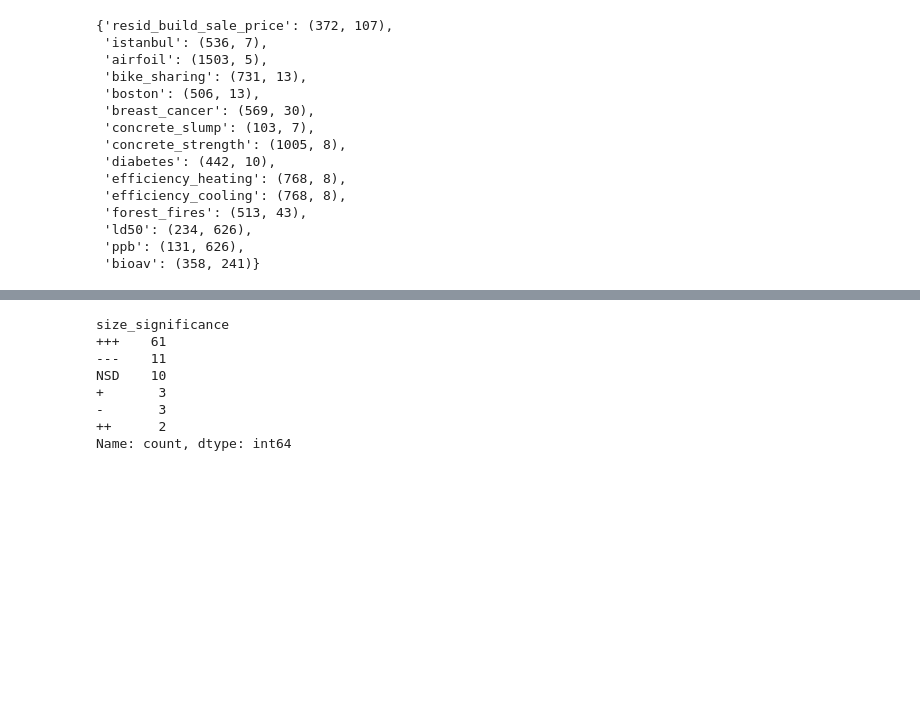
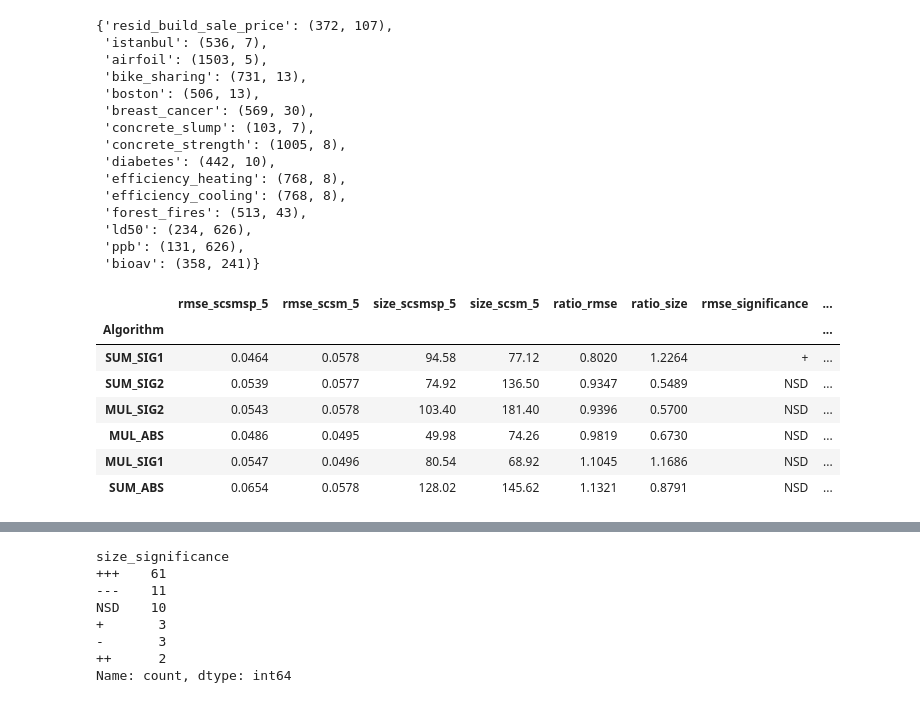
Before and after one commit to amarmate/SLIM-TEST-LITE, a Jupyter notebook: results.ipynb, the cells around one changed output, grey strips where cells are left out. Saved outputs shown, nothing was run; the diff lists cells and outputs as text; code cells hidden in the pictures; blank space fills up the shorter version.

```diff
--- a/results.ipynb
+++ b/results.ipynb
@@ -337,0 +336,12 @@ with open('params/DA00/scsmsp_4.pkl', 'rb') as f:
+# %%
+means_df(prefixes=['scsmsp_5', 'scsm_5'],
+         best=False, rmse_compare=False, decimals=4, table=False).loc['resid_build_sale_price']
+# %% [output]
+|  | rmse_scsmsp_5 | rmse_scsm_5 | size_scsmsp_5 | size_scsm_5 | ratio_rmse | ratio_size | rmse_significance | ... |
+| Algorithm |  |  |  |  |  |  |  | ... |
+| SUM_SIG1 | 0.0464 | 0.0578 | 94.58 | 77.12 | 0.8020 | 1.2264 | + | ... |
+| SUM_SIG2 | 0.0539 | 0.0577 | 74.92 | 136.50 | 0.9347 | 0.5489 | NSD | ... |
+| MUL_SIG2 | 0.0543 | 0.0578 | 103.40 | 181.40 | 0.9396 | 0.5700 | NSD | ... |
+| MUL_ABS | 0.0486 | 0.0495 | 49.98 | 74.26 | 0.9819 | 0.6730 | NSD | ... |
+| MUL_SIG1 | 0.0547 | 0.0496 | 80.54 | 68.92 | 1.1045 | 1.1686 | NSD | ... |
+| SUM_ABS | 0.0654 | 0.0578 | 128.02 | 145.62 | 1.1321 | 0.8791 | NSD | ... |
```
Also changed, not shown: parts of 8 cells of this notebook, 2 other files.
